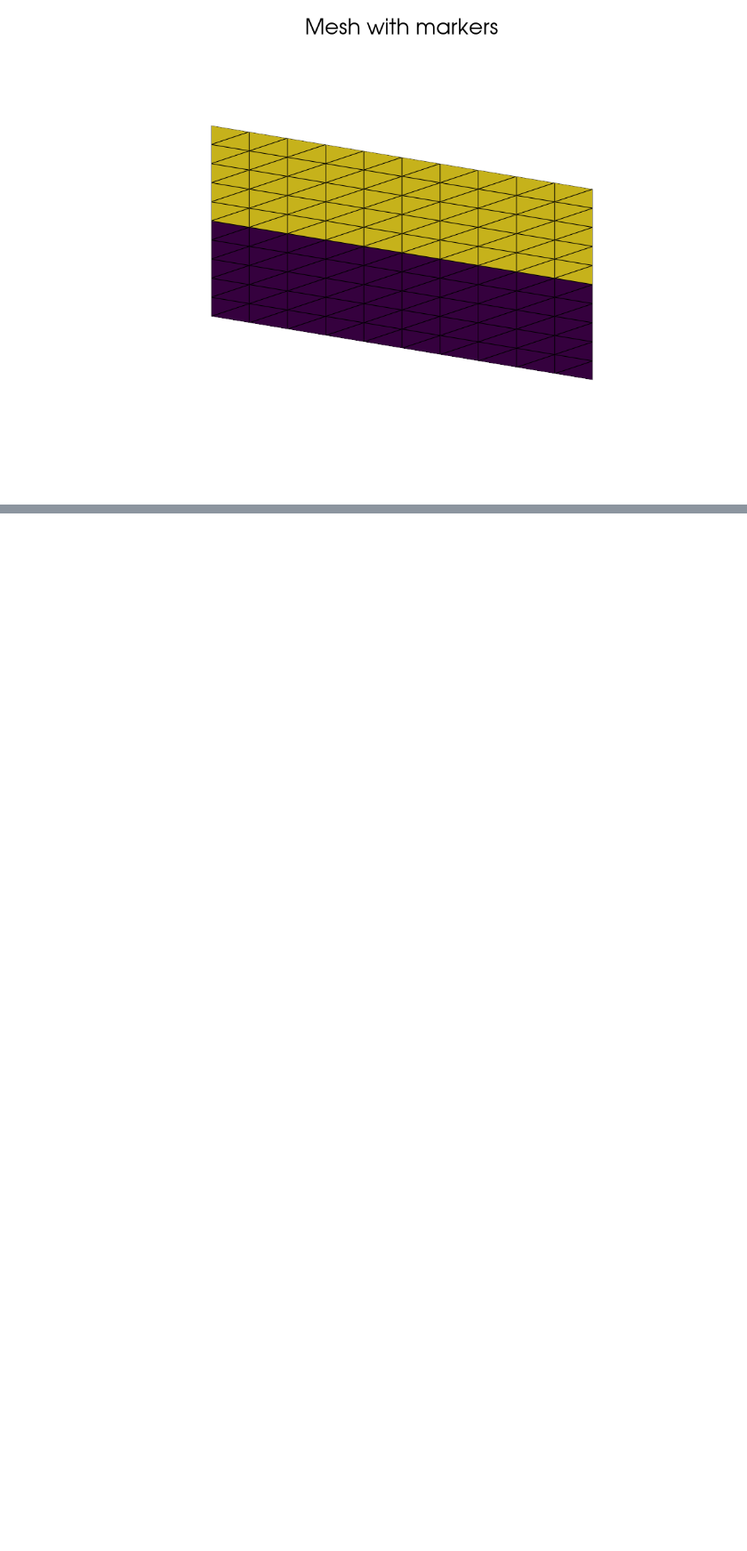
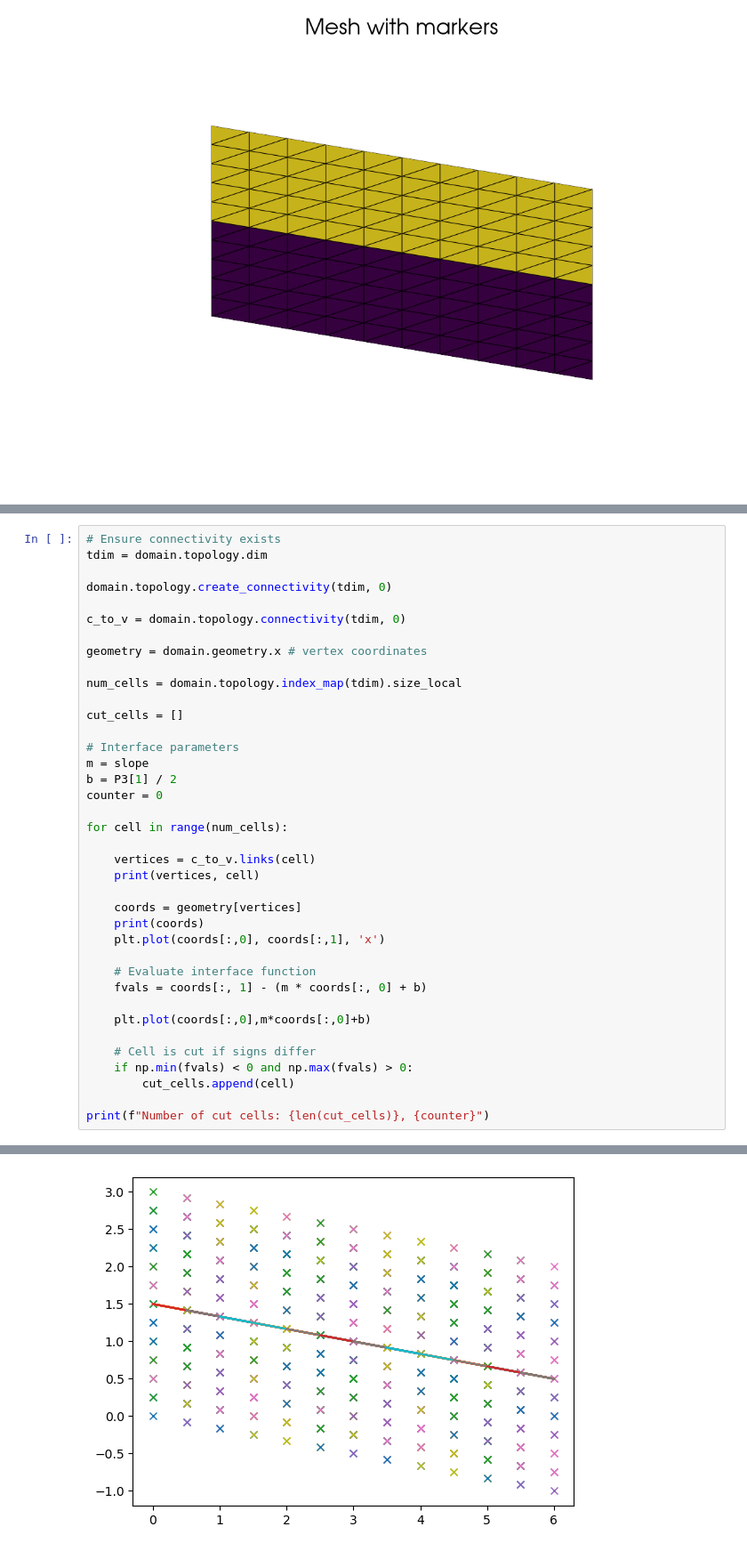
Before and after one commit to lannika-ut/ScientificPractice, a Jupyter notebook: FiniteElements/Richards_heterogen_flexibler.ipynb, the cells around one changed output, grey strips where cells are left out. Shown at 89% size. Cells and saved outputs as stored; diff of their text form; blank space fills up the shorter version.

```diff
--- a/FiniteElements/Richards_heterogen_flexibler.ipynb
+++ b/FiniteElements/Richards_heterogen_flexibler.ipynb
@@ -483,0 +484,39 @@ CellType.triangle
+# %%
+# Ensure connectivity exists
+tdim = domain.topology.dim
+
+domain.topology.create_connectivity(tdim, 0)
+
+c_to_v = domain.topology.connectivity(tdim, 0)
+
+geometry = domain.geometry.x # vertex coordinates
+
+num_cells = domain.topology.index_map(tdim).size_local
+
+cut_cells = []
+
+# Interface parameters
+m = slope
+b = P3[1] / 2
+counter = 0
+
+for cell in range(num_cells):
+
+    vertices = c_to_v.links(cell)
+    print(vertices, cell)
+
+    coords = geometry[vertices]
+    print(coords)
+    plt.plot(coords[:,0], coords[:,1], 'x')
+
+    # Evaluate interface function
+    fvals = coords[:, 1] - (m * coords[:, 0] + b)
+
+    plt.plot(coords[:,0],m*coords[:,0]+b)
+
+    # Cell is cut if signs differ
+    if np.min(fvals) < 0 and np.max(fvals) > 0:
+        cut_cells.append(cell)
+
+print(f"Number of cut cells: {len(cut_cells)}, {counter}")
+# %% [output]
@@ -483,0 +540 @@ CellType.triangle
+[figure, added]
```
Also changed, not shown: parts of 4 cells of this notebook, 6 other files.
